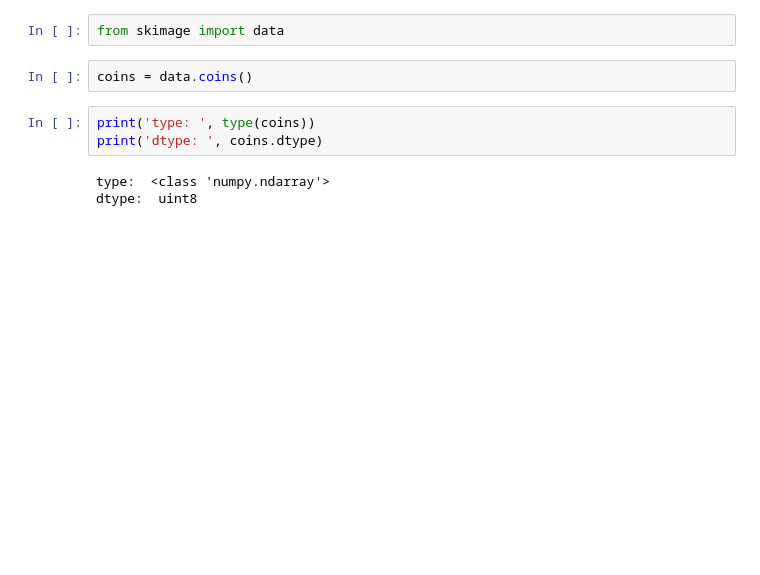
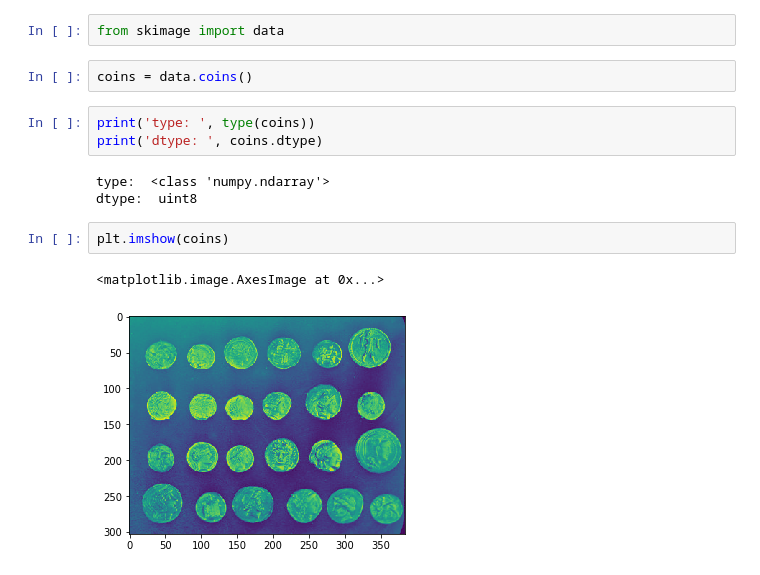
Before and after one commit to ducksfrogs/pycode, a Jupyter notebook: scipy/scikit-image-2019/Untitled.ipynb, the cells around one changed output. Drawn from its saved outputs; the diff is of its cells as text; blank space fills up the shorter version.

```diff
--- a/scipy/scikit-image-2019/Untitled.ipynb
+++ b/scipy/scikit-image-2019/Untitled.ipynb
@@ -20,3 +20,8 @@ print('dtype: ', coins.dtype)
 # %% [output]
 type:  <class 'numpy.ndarray'>
 dtype:  uint8
+# %%
+plt.imshow(coins)
+# %% [output]
+<matplotlib.image.AxesImage at 0x...>
+[figure, added]
```
Also changed, not shown: parts of 1 cell of this notebook, 1 other file.
